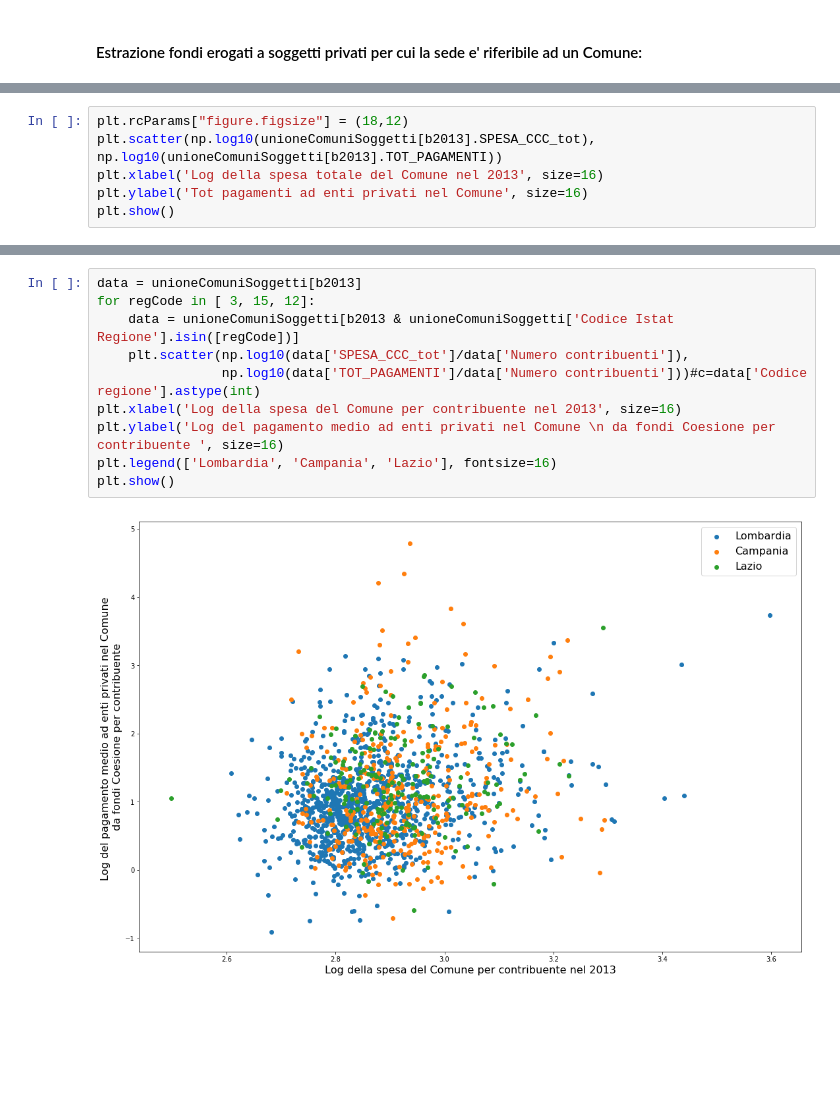
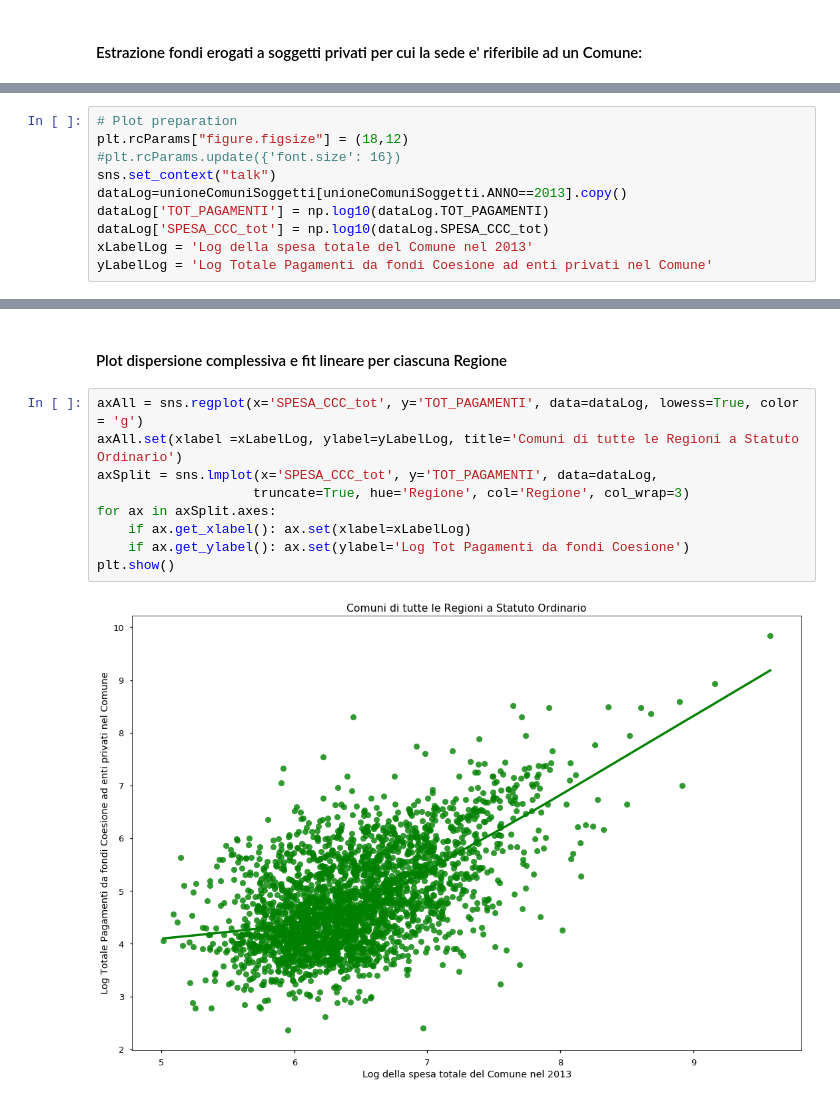
Before and after one commit to davideveronese/daf-data-science, a Jupyter notebook: opencoesione/Comune-based data.ipynb, the cells around one changed output, grey strips where cells are left out. Cells and saved outputs as stored; diff of their text form; blank space fills up the shorter version.

Commit message:
add scatter e fit per regione

```diff
--- a/opencoesione/Comune-based data.ipynb
+++ b/opencoesione/Comune-based data.ipynb
@@ -93,6 +87,10 @@ b2013 = unioneComuniSoggetti.ANNO==2013
 # %%
+# Plot preparation
 plt.rcParams["figure.figsize"] = (18,12)
-plt.scatter(np.log10(unioneComuniSoggetti[b2013].SPESA_CCC_tot), np.log10(unioneComuniSoggetti[b2013].TOT_PAGAMENTI))
-plt.xlabel('Log della spesa totale del Comune nel 2013', size=16)
-plt.ylabel('Tot pagamenti ad enti privati nel Comune', size=16)
-plt.show()
+#plt.rcParams.update({'font.size': 16})
+sns.set_context("talk")
+dataLog=unioneComuniSoggetti[unioneComuniSoggetti.ANNO==2013].copy()
+dataLog['TOT_PAGAMENTI'] = np.log10(dataLog.TOT_PAGAMENTI)
+dataLog['SPESA_CCC_tot'] = np.log10(dataLog.SPESA_CCC_tot)
+xLabelLog = 'Log della spesa totale del Comune nel 2013'
+yLabelLog = 'Log Totale Pagamenti da fondi Coesione ad enti privati nel Comune'
@@ -111,12 +97,13 @@ plt.show()
-# %%
-data = unioneComuniSoggetti[b2013]
-for regCode in [ 3, 15, 12]:
-    data = unioneComuniSoggetti[b2013 & unioneComuniSoggetti['Codice Istat Regione'].isin([regCode])]
-    plt.scatter(np.log10(data['SPESA_CCC_tot']/data['Numero contribuenti']),
-                np.log10(data['TOT_PAGAMENTI']/data['Numero contribuenti']))#c=data['Codice regione'].astype(int)
-plt.xlabel('Log della spesa del Comune per contribuente nel 2013', size=16)
-plt.ylabel('Log del pagamento medio ad enti privati nel Comune \n da fondi Coesione per contribuente ', size=16)
-plt.legend(['Lombardia', 'Campania', 'Lazio'], fontsize=16)
-plt.show()
-# %% [output]
-[figure, removed]
+# %% [markdown]
+#### Plot dispersione complessiva e fit lineare per ciascuna Regione
+# %%
+axAll = sns.regplot(x='SPESA_CCC_tot', y='TOT_PAGAMENTI', data=dataLog, lowess=True, color = 'g')
+axAll.set(xlabel =xLabelLog, ylabel=yLabelLog, title='Comuni di tutte le Regioni a Statuto Ordinario')
+axSplit = sns.lmplot(x='SPESA_CCC_tot', y='TOT_PAGAMENTI', data=dataLog,
+                    truncate=True, hue='Regione', col='Regione', col_wrap=3)
+for ax in axSplit.axes:
+    if ax.get_xlabel(): ax.set(xlabel=xLabelLog)
+    if ax.get_ylabel(): ax.set(ylabel='Log Tot Pagamenti da fondi Coesione')
+plt.show()
+# %% [output]
+[figure, added]
```
Also changed, not shown: parts of 9 cells of this notebook.
